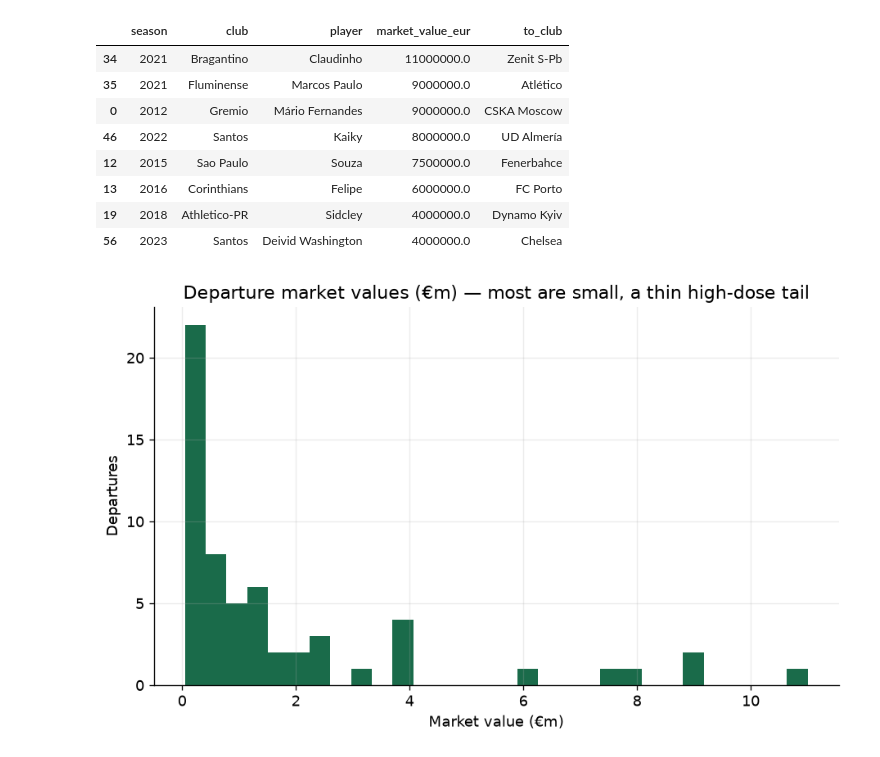
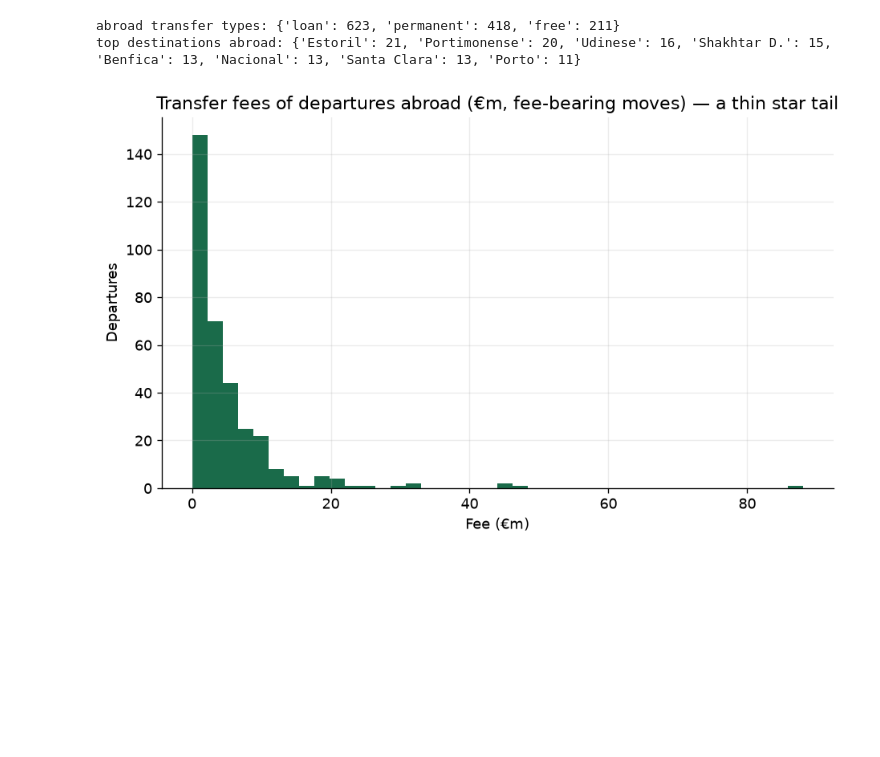
Before and after one commit to GuBohn/brasileirao-study, a Jupyter notebook: notebooks/06_transfer_data.ipynb, the cells around one changed output. Saved outputs shown, nothing was run; the diff lists cells and outputs as text; code cells hidden in the pictures; blank space fills up the shorter version.

```diff
--- a/notebooks/06_transfer_data.ipynb
+++ b/notebooks/06_transfer_data.ipynb
@@ -30,0 +5,16 @@ market value present: 92%
+# %%
+from brasileirao import transfers, plotting
+import matplotlib.pyplot as plt
+import pandas as pd
+
+plotting.style()
+dep = transfers.build()          # from cache; re-scrapes only missing pages
+fdep = dep[dep.to_foreign]
+cs_any = dep.groupby(['club','season']).ngroups
+cs_foreign = fdep.groupby(['club','season']).ngroups
+print(f'departures: {len(dep)}  (abroad {len(fdep)}, domestic {len(dep)-len(fdep)})')
+print(f'club-seasons with >=1 departure abroad: {cs_foreign} of 240 '
+      f'({cs_foreign/240:.0%}) -- near-universal, so \'sold vs didn\'t\' is not a usable contrast')
+print(f'abroad fees present: {fdep.fee_eur.notna().mean():.0%}; '
+      f'median EUR {fdep.fee_eur.median():,.0f}, max EUR {fdep.fee_eur.max():,.0f}')
+fdep.sort_values('fee_eur', ascending=False).head(8)[['season','club','player','to_club','fee_eur','transfer_type']]
@@ -40,20 +45,13 @@ plotting.save(fig, 'exodus_departures_by_season')
 # %%
-mv = dep['market_value_eur'].dropna() / 1e6
+fee_m = fdep['fee_eur'].dropna() / 1e6
 fig, ax = plt.subplots()
-ax.hist(mv, bins=30, color=plotting.COLORS['main'])
-ax.set(title="Departure market values (€m) — most are small, a thin high-dose tail",
-       xlabel="Market value (€m)", ylabel="Departures")
-plotting.save(fig, 'exodus_value_distribution')
-dep.sort_values('market_value_eur', ascending=False).head(8)[
-    ['season', 'club', 'player', 'market_value_eur', 'to_club']]
+ax.hist(fee_m[fee_m > 0], bins=40, color=plotting.COLORS['main'])
+ax.set(title='Transfer fees of departures abroad (€m, fee-bearing moves) — a thin star tail',
+       xlabel='Fee (€m)', ylabel='Departures')
+plotting.save(fig, 'exodus_fee_distribution')
+print('abroad transfer types:', fdep.transfer_type.value_counts().to_dict())
+print('top destinations abroad:', fdep.to_club.value_counts().head(8).to_dict())
 # %% [output]
-|  | season | club | player | market_value_eur | to_club |
-| 34 | 2021 | Bragantino | Claudinho | 11000000.0 | Zenit S-Pb |
-| 35 | 2021 | Fluminense | Marcos Paulo | 9000000.0 | Atlético |
-| 0 | 2012 | Gremio | Mário Fernandes | 9000000.0 | CSKA Moscow |
-| 46 | 2022 | Santos | Kaiky | 8000000.0 | UD Almería |
-| 12 | 2015 | Sao Paulo | Souza | 7500000.0 | Fenerbahce |
-| 13 | 2016 | Corinthians | Felipe | 6000000.0 | FC Porto |
-| 19 | 2018 | Athletico-PR | Sidcley | 4000000.0 | Dynamo Kyiv |
-| 56 | 2023 | Santos | Deivid Washington | 4000000.0 | Chelsea |
+abroad transfer types: {'loan': 623, 'permanent': 418, 'free': 211}
+top destinations abroad: {'Estoril': 21, 'Portimonense': 20, 'Udinese': 16, 'Shakhtar D.': 15, 'Benfica': 13, 'Nacional': 13, 'Santa Clara': 13, 'Porto': 11}
-[figure, old version]
+[figure, new version]
```
Also changed, not shown: parts of 5 cells of this notebook, 9 other files.
